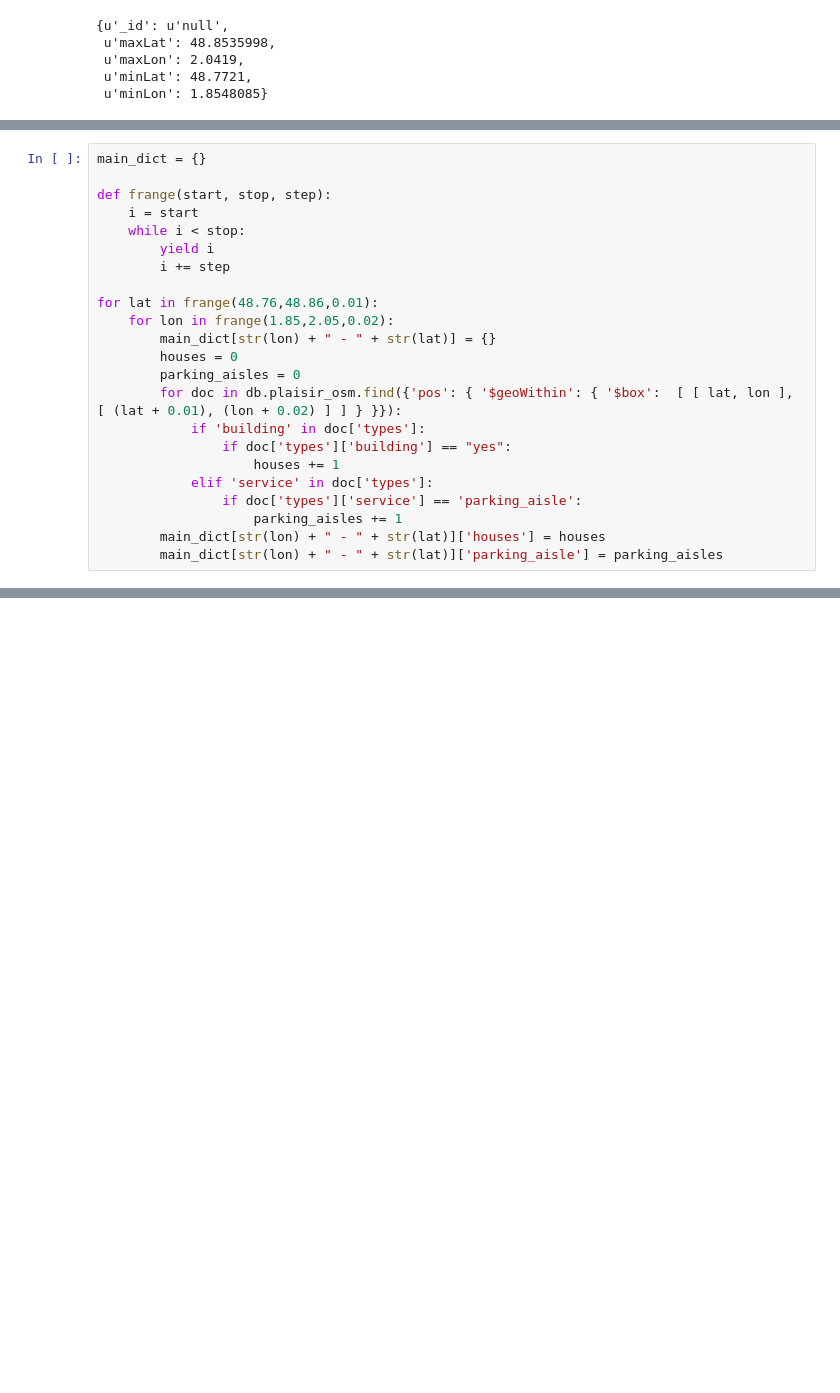
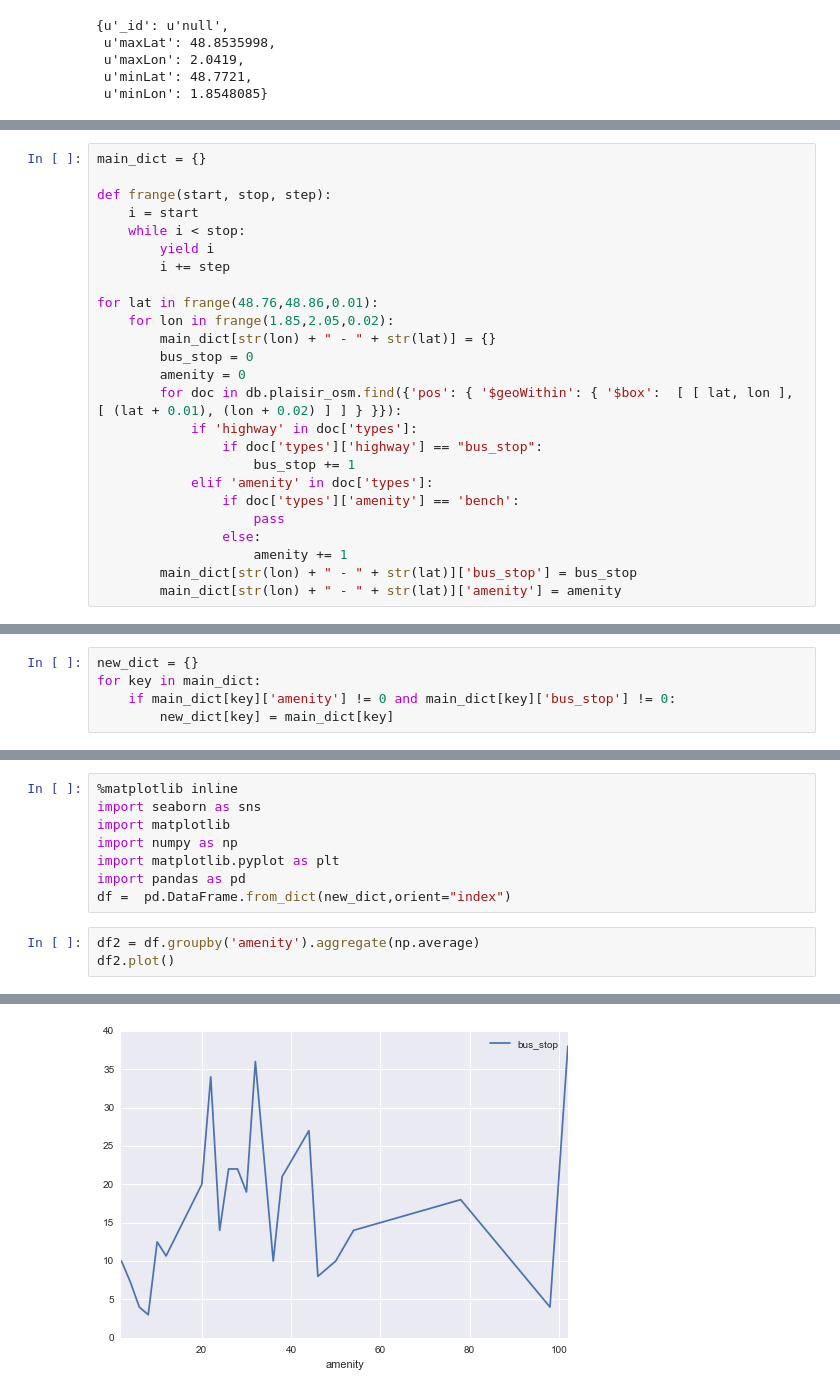
Before and after one commit to GuillaumeMlf/udacity-data-nanodegree-p0-to-p5, a Jupyter notebook: P3/OSMProject - Plaisir.ipynb, the cells around one changed output, grey strips where cells are left out. Saved outputs shown, nothing was run; the diff lists cells and outputs as text; blank space fills up the shorter version.

```diff
--- a/P3/OSMProject - Plaisir.ipynb
+++ b/P3/OSMProject - Plaisir.ipynb
@@ -363,14 +430,16 @@ def frange(start, stop, step):
 for lat in frange(48.76,48.86,0.01):
     for lon in frange(1.85,2.05,0.02):
         main_dict[str(lon) + " - " + str(lat)] = {}
-        houses = 0
-        parking_aisles = 0
+        bus_stop = 0
+        amenity = 0
         for doc in db.plaisir_osm.find({'pos': { '$geoWithin': { '$box':  [ [ lat, lon ], [ (lat + 0.01), (lon + 0.02) ] ] } }}):
-            if 'building' in doc['types']:
-                if doc['types']['building'] == "yes":
-                    houses += 1
-            elif 'service' in doc['types']:
-                if doc['types']['service'] == 'parking_aisle':
-                    parking_aisles += 1
-        main_dict[str(lon) + " - " + str(lat)]['houses'] = houses
-        main_dict[str(lon) + " - " + str(lat)]['parking_aisle'] = parking_aisles
+            if 'highway' in doc['types']:
+                if doc['types']['highway'] == "bus_stop":
+                    bus_stop += 1
+            elif 'amenity' in doc['types']:
+                if doc['types']['amenity'] == 'bench':
+                    pass
+                else:
+                    amenity += 1
+        main_dict[str(lon) + " - " + str(lat)]['bus_stop'] = bus_stop
+        main_dict[str(lon) + " - " + str(lat)]['amenity'] = amenity
@@ -396,0 +446,5 @@ pp.pprint(main_dict)
+# %%
+new_dict = {}
+for key in main_dict:
+    if main_dict[key]['amenity'] != 0 and main_dict[key]['bus_stop'] != 0:
+        new_dict[key] = main_dict[key]
@@ -396,0 +453,12 @@ pp.pprint(main_dict)
+# %%
+%matplotlib inline
+import seaborn as sns
+import matplotlib
+import numpy as np
+import matplotlib.pyplot as plt
+import pandas as pd
+df =  pd.DataFrame.from_dict(new_dict,orient="index")
+# %%
+df2 = df.groupby('amenity').aggregate(np.average)
+df2.plot()
+# %% [output]
@@ -396,0 +466 @@ pp.pprint(main_dict)
+[figure, added]
```
Also changed, not shown: parts of 37 cells of this notebook.
